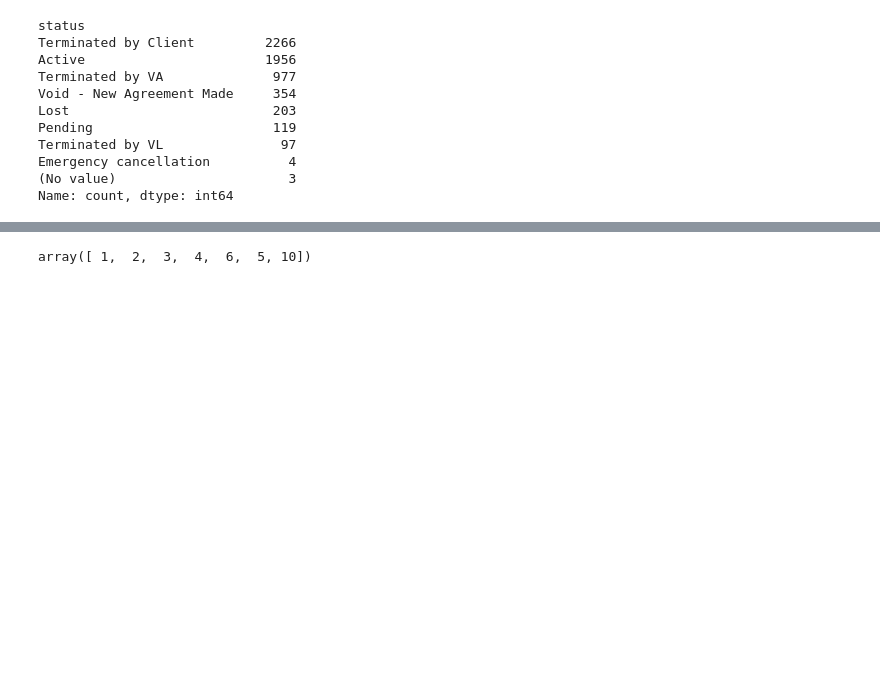
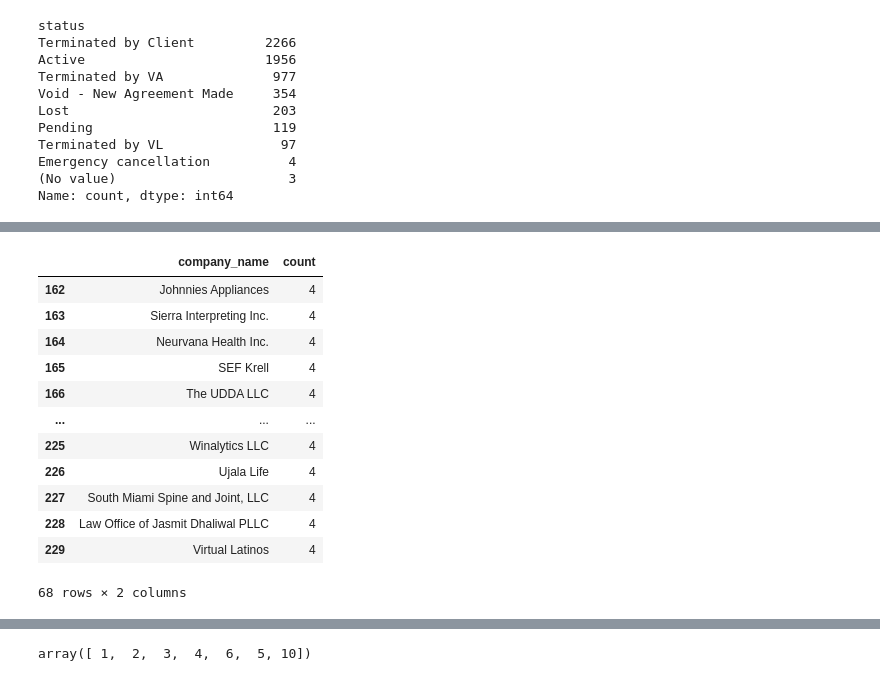
Before and after one commit to LinaMRuizG/Data-Analyst-Automation-Specialist-Test-Trial, a Jupyter notebook: solution.ipynb, the cells around one changed output, grey strips where cells are left out. Cells and saved outputs as stored; diff of their text form; code cells hidden in the pictures; blank space fills up the shorter version.

```diff
--- a/solution.ipynb
+++ b/solution.ipynb
@@ -149,3 +150,19 @@ counts_df
+# %%
+counts_df[counts_df["count"]==4]
+# %% [output]
+|  | company_name | count |
+| 162 | Johnnies Appliances | 4 |
+| 163 | Sierra Interpreting Inc. | 4 |
+| 164 | Neurvana Health Inc. | 4 |
+| 165 | SEF Krell | 4 |
+| 166 | The UDDA LLC | 4 |
+| ... | ... | ... |
+| 225 | Winalytics LLC | 4 |
+| 226 | Ujala Life | 4 |
+| 227 | South Miami Spine and Joint, LLC | 4 |
+| 228 | Law Office of Jasmit Dhaliwal PLLC | 4 |
+| 229 | Virtual Latinos | 4 |
+68 rows × 2 columns
 # %%
 # helper to extract email domain safely
 def email_domain(series):
```
Also changed, not shown: parts of 30 cells of this notebook.
